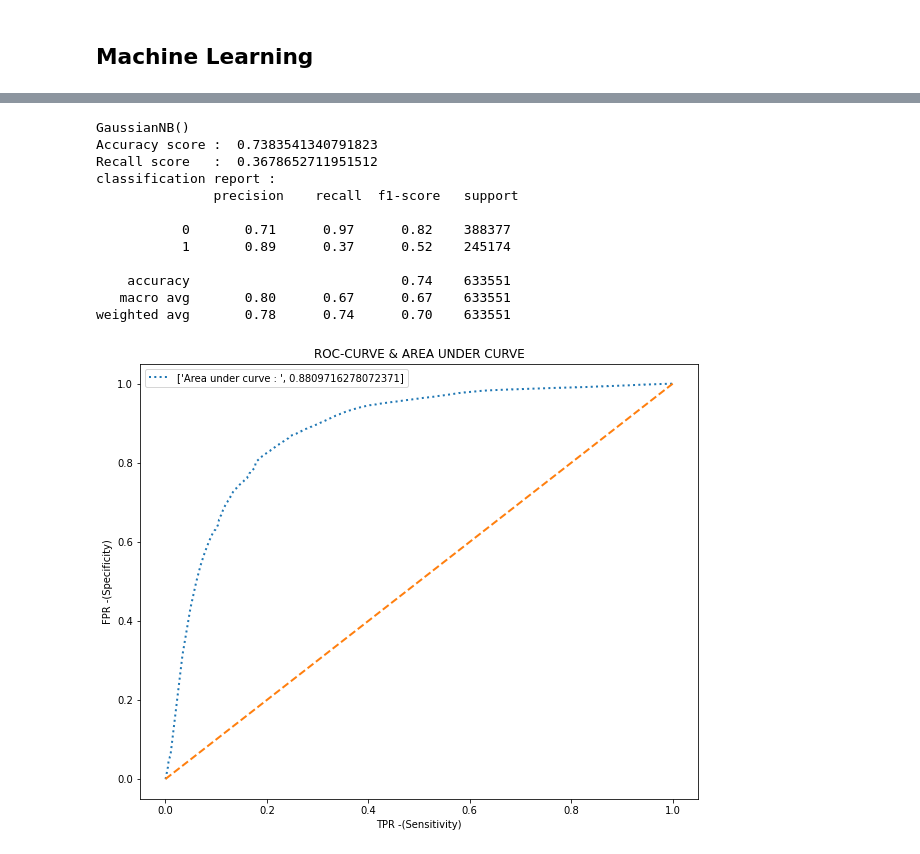
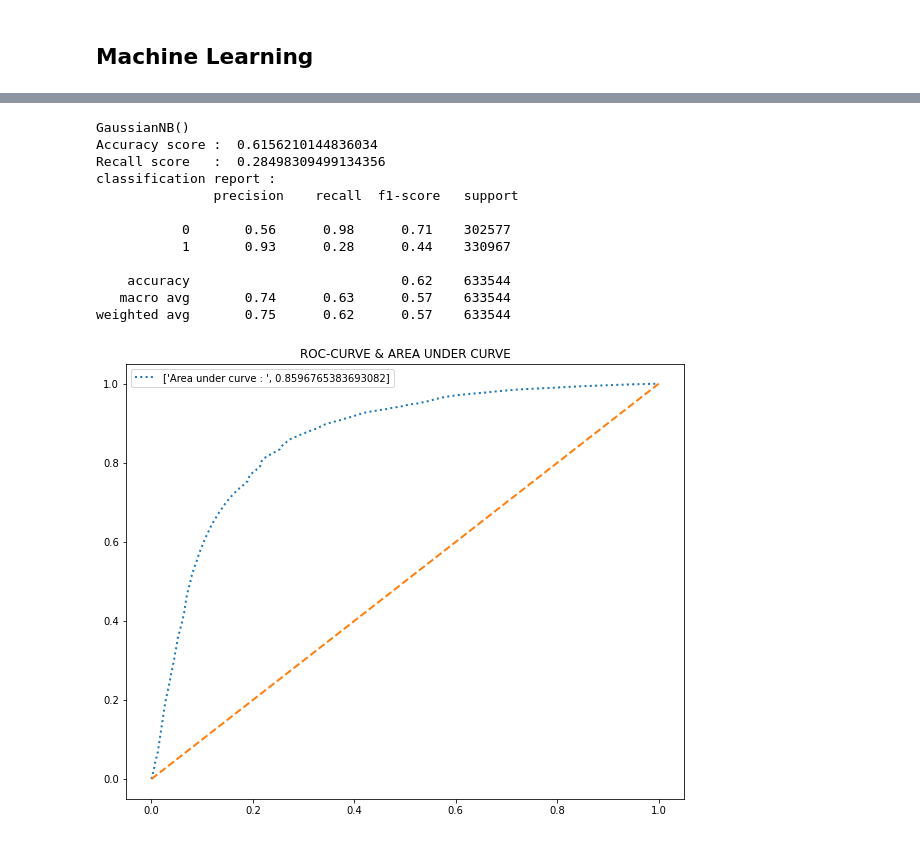
Before and after one commit to Kibugu/Expresso-Churn-Challenge, a Jupyter notebook: modelling churn.ipynb, the cells around one changed output, grey strips where cells are left out. Drawn from its saved outputs; the diff is of its cells as text; code cells hidden in the pictures.

Commit message:
Add files via upload
Improved with the model feature selection.

```diff
--- a/modelling churn.ipynb
+++ b/modelling churn.ipynb
@@ -622,7 +758,11 @@ data.columns.tolist()
 # %%
+
 from sklearn.preprocessing import StandardScaler
 X = data.drop(['user_id',"CHURN"],1).select_dtypes(exclude=['object'])
-cols = X.columns
+print("Train Set Shape: {} Rows, {} Columns".format(*X.shape))
+test = data.drop(["CHURN"], axis=1)
+print("Submission Set Shape: {} Rows, {} Columns".format(*test.shape))
 y = data["CHURN"]
+
 # Standardizing the features
-X = StandardScaler().fit_transform(X)
+#X = StandardScaler().fit_transform(X)
@@ -639,0 +794,6 @@ print (X_test.shape, y_test.shape)
+# %%
+from sklearn.dummy import DummyClassifier
+clf_dummy = DummyClassifier(strategy="most_frequent")
+X_train, X_test, y_train, y_test = train_test_split(X, y)
+clf_dummy.fit(X_train, y_train)
+clf_dummy.score(X_test, y_test)
@@ -640,28 +802,22 @@ print (X_test.shape, y_test.shape)
 # %%
-from sklearn.metrics import accuracy_score,recall_score,roc_auc_score,classification_report,roc_auc_score,roc_curve,auc
+from sklearn.metrics import confusion_matrix,accuracy_score,recall_score,roc_auc_score,classification_report,roc_auc_score,roc_curve,auc
 
 #Model function
-def model(algorithm,train_X,train_Y,test_X,test_Y,cols=None):
+def model(algorithm,dtrain_X,dtrain_Y,dtest_X,dtest_Y,cols=None):
 
-    algorithm.fit(train_X[cols],train_Y)
-    predictions = algorithm.predict(test_X[cols])
+    algorithm.fit(dtrain_X[cols],dtrain_Y)
+    predictions = algorithm.predict(dtest_X[cols])
     print (algorithm)
 
-    print ("Accuracy score : ", accuracy_score(predictions,test_Y))
-    print ("Recall score   : ", recall_score(predictions,test_Y))
-    print ("classification report :\n",classification_report(predictions,test_Y))
+    print ("Accuracy score : ", accuracy_score(predictions,dtest_Y))
+    print ("Recall score   : ", recall_score(predictions,dtest_Y))
+    print ("classification report :\n",classification_report(predictions,dtest_Y))
 
     fig = plt.figure(figsize=(10,8))
     ax  = fig.add_subplot(111)
-    prediction_probabilities = algorithm.predict_proba(test_X[cols])[:,1]
-    fpr , tpr , thresholds   = roc_curve(test_Y,prediction_probabilities)
+    prediction_probabilities = algorithm.predict_proba(dtest_X[cols])[:,1]
+    fpr , tpr , thresholds   = roc_curve(dtest_Y,prediction_probabilities)
     ax.plot(fpr,tpr,label   = ["Area under curve : ",auc(fpr,tpr)],linewidth=2,linestyle="dotted")
     ax.plot([0,1],[0,1],linewidth=2,linestyle="dashed")
     plt.legend(loc="best")
     plt.title("ROC-CURVE & AREA UNDER CURVE")
-    plt.xlabel('TPR -(Sensitivity)')
-    plt.ylabel('FPR -(Specificity)')
-# %%
-X_train, X_test, y_train, y_test = train_test_split(data[cols],y, test_size=0.25, random_state = 42)
-print (X_train.shape, y_train.shape)
-print (X_test.shape, y_test.shape)
@@ -703,18 +851,20 @@ submission_logistic.to_csv('submit_loglinear.csv',index=False)
 # %%
 from sklearn.naive_bayes import GaussianNB
 gnb = GaussianNB()
 model(gnb,X_train,y_train,X_test,y_test,X_train.columns)
+#model.fit(X_train, y_train)
+gnb_pred=gnb.predict(X_test)
 # %% [output]
 GaussianNB()
-Accuracy score :  0.7383541340791823
-Recall score   :  0.3678652711951512
+Accuracy score :  0.6156210144836034
+Recall score   :  0.28498309499134356
 classification report :
                precision    recall  f1-score   support
 
-           0       0.71      0.97      0.82    388377
-           1       0.89      0.37      0.52    245174
+           0       0.56      0.98      0.71    302577
+           1       0.93      0.28      0.44    330967
 
-    accuracy                           0.74    633551
-   macro avg       0.80      0.67      0.67    633551
-weighted avg       0.78      0.74      0.70    633551
+    accuracy                           0.62    633544
+   macro avg       0.74      0.63      0.57    633544
+weighted avg       0.75      0.62      0.57    633544
-[figure, old version]
+[figure, new version]
```
Also changed, not shown: parts of 90 cells of this notebook.
